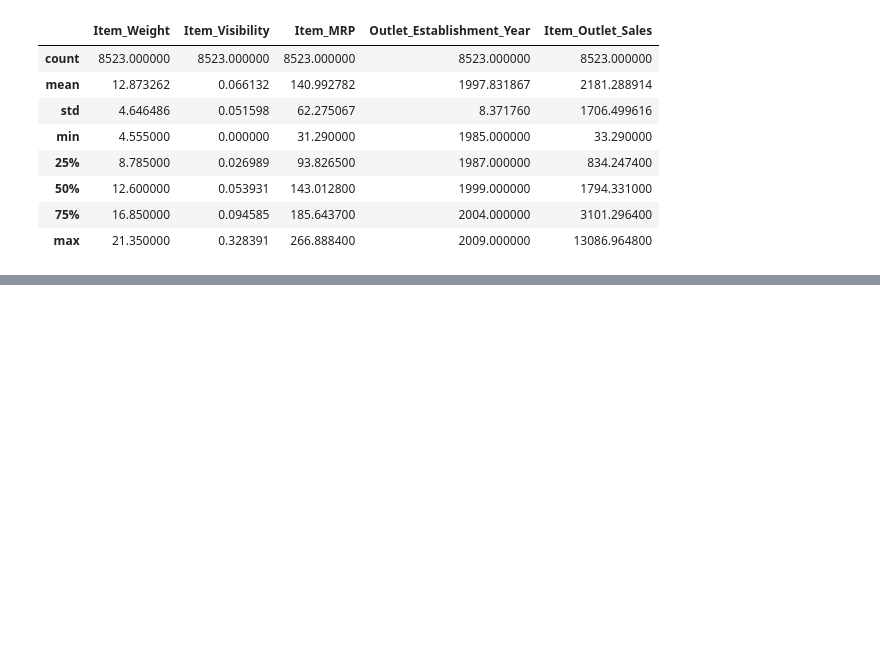
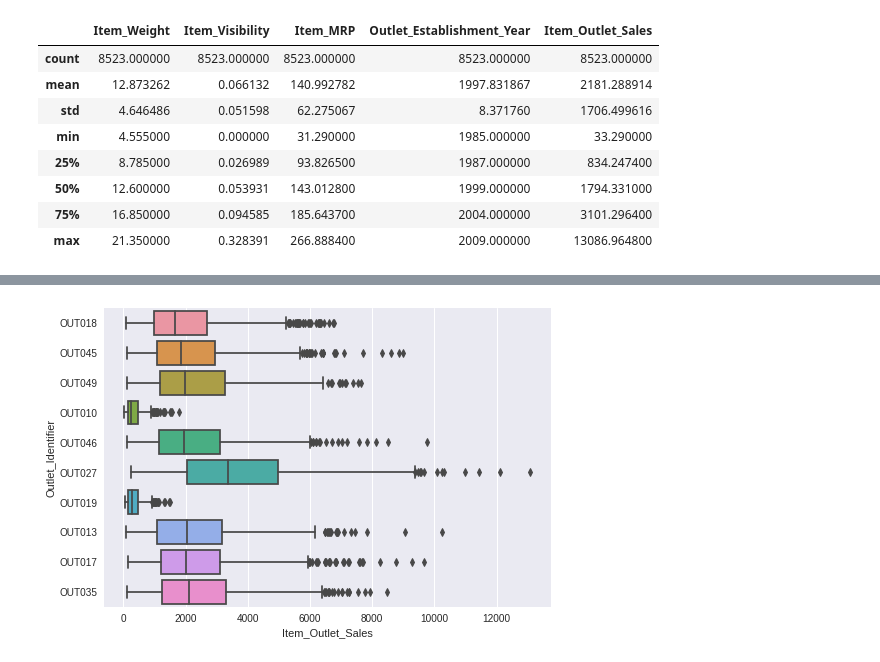
Before and after one commit to hachristina/food-sales-prediction, a Jupyter notebook: Food_Sales_Prediction_Project.ipynb, the cells around one changed output, grey strips where cells are left out. Saved outputs shown, nothing was run; the diff lists cells and outputs as text; code cells hidden in the pictures; blank space fills up the shorter version.

```diff
--- a/Food_Sales_Prediction_Project.ipynb
+++ b/Food_Sales_Prediction_Project.ipynb
@@ -232,0 +264,6 @@ df[["Item_Weight", "Item_Visibility", "Item_MRP", "Outlet_Establishment_Year", "
+# %%
+#Viewing statistical summaries of item outlet sales by inidividual outlets
+
+sns.boxplot(x=df["Item_Outlet_Sales"], y=df["Outlet_Identifier"]);
+# %% [output]
+[figure, added]
```
Also changed, not shown: parts of 9 cells of this notebook.
